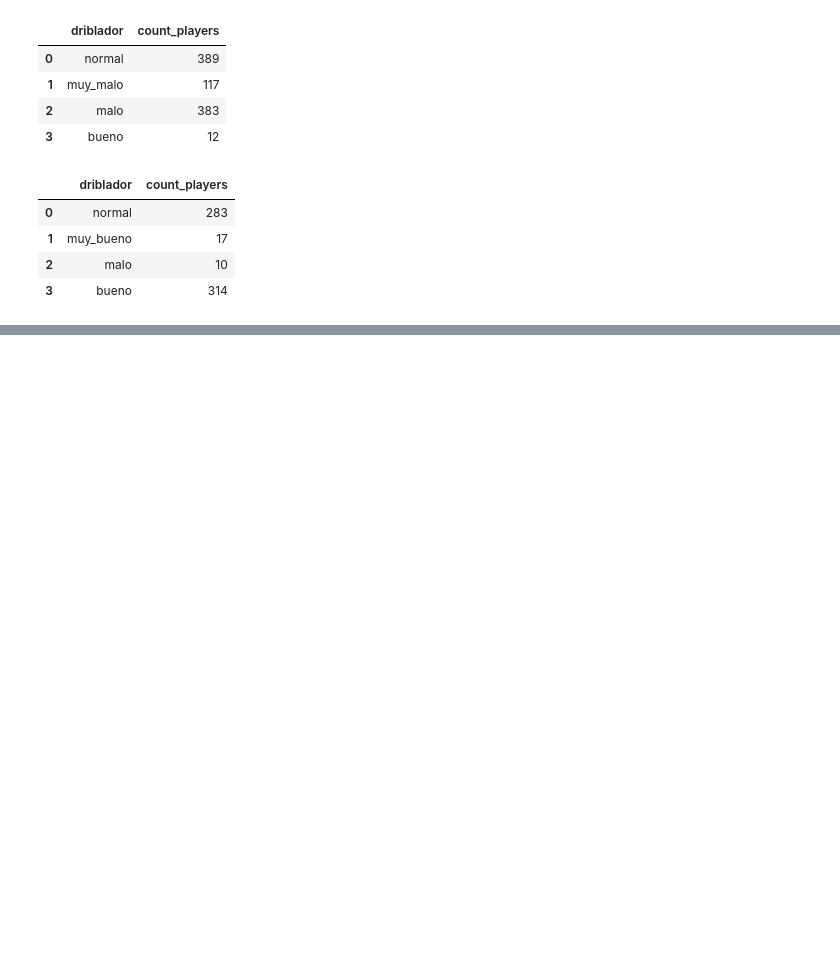
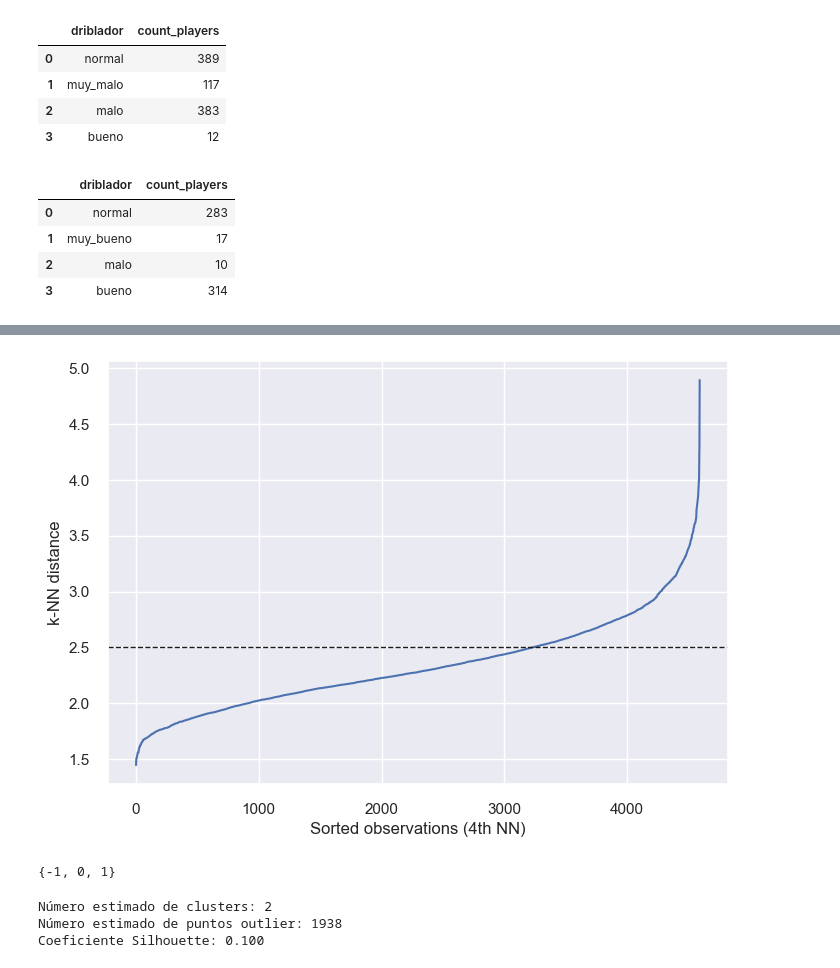
Before and after one commit to pablonicolasr/diplodatos-aans-2022-grupo32, a Jupyter notebook: entregable5_pablonicolasramos90.ipynb, the cells around one changed output, grey strips where cells are left out. Drawn from its saved outputs; the diff is of its cells as text; code cells hidden in the pictures; blank space fills up the shorter version.

Commit message:
Se introduce DBScan

```diff
--- a/entregable5_pablonicolasramos90.ipynb
+++ b/entregable5_pablonicolasramos90.ipynb
@@ -673,0 +729,2 @@ A continuación graficamos el resultado de agrupar a los jugadores en 4 clases c
+# %%
+df_skills_dbscanZ = df_skills.select_dtypes(include="number").apply(stats.zscore)
@@ -673,0 +736,4 @@ A continuación graficamos el resultado de agrupar a los jugadores en 4 clases c
+# %%
+minPts = 2 * len(df_skills_dbscanZ.columns.to_list())
+
+print(minPts)
@@ -673,0 +746,44 @@ A continuación graficamos el resultado de agrupar a los jugadores en 4 clases c
+# %%
+# n_neighbors = 5 as kneighbors function returns distance of point to itself (i.e. first column will be zeros)
+nbrs = NearestNeighbors(n_neighbors=minPts).fit(df_skills_dbscanZ)
+# Find the k-neighbors of a point
+neigh_dist, neigh_ind = nbrs.kneighbors(df_skills_dbscanZ)
+# sort the neighbor distances (lengths to points) in ascending order
+# axis = 0 represents sort along first axis i.e. sort along row
+sort_neigh_dist = np.sort(neigh_dist, axis=0)
+
+
+
+# Now, get the sorted kth column (distances with kth neighbors) and plot the kNN distance plot,
+
+
+k_dist = sort_neigh_dist[:, 4]
+plt.plot(k_dist)
+plt.axhline(y=2.5, linewidth=1, linestyle='dashed', color='k')
+plt.ylabel("k-NN distance")
+plt.xlabel("Sorted observations (4th NN)")
+plt.show()
+# %% [output]
+[figure, added]
+# %%
+clusters = DBSCAN(eps=2.5, min_samples=minPts).fit(df_skills_dbscanZ)
+
+labels = clusters.labels_
+
+# check unique clusters
+set(labels)
+# %% [output]
+{-1, 0, 1}
+# %%
+# Número de clústeres que encontró el algoritmo
+num_clusters = len(set(labels)) - (1 if -1 in labels else 0)
+# Ignorar ruido
+n_noise_ = list(labels).count(-1)
+
+print('Número estimado de clusters: %d' % num_clusters)
+print('Número estimado de puntos outlier: %d' % n_noise_)
+print("Coeficiente Silhouette: %0.3f" % metrics.silhouette_score(df_skills_dbscanZ, labels))
+# %% [output]
+Número estimado de clusters: 2
+Número estimado de puntos outlier: 1938
+Coeficiente Silhouette: 0.100
```
Also changed, not shown: parts of 9 cells of this notebook.
